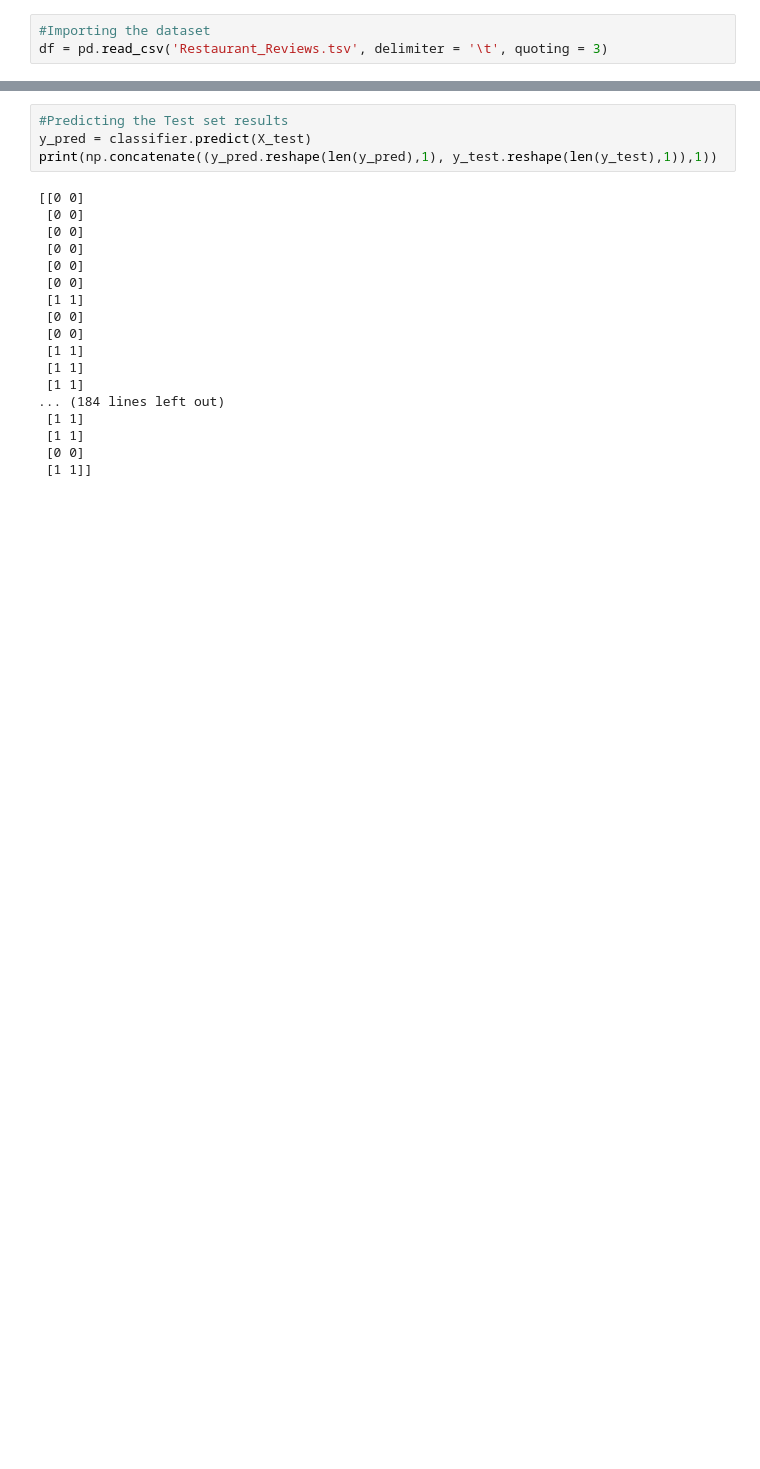
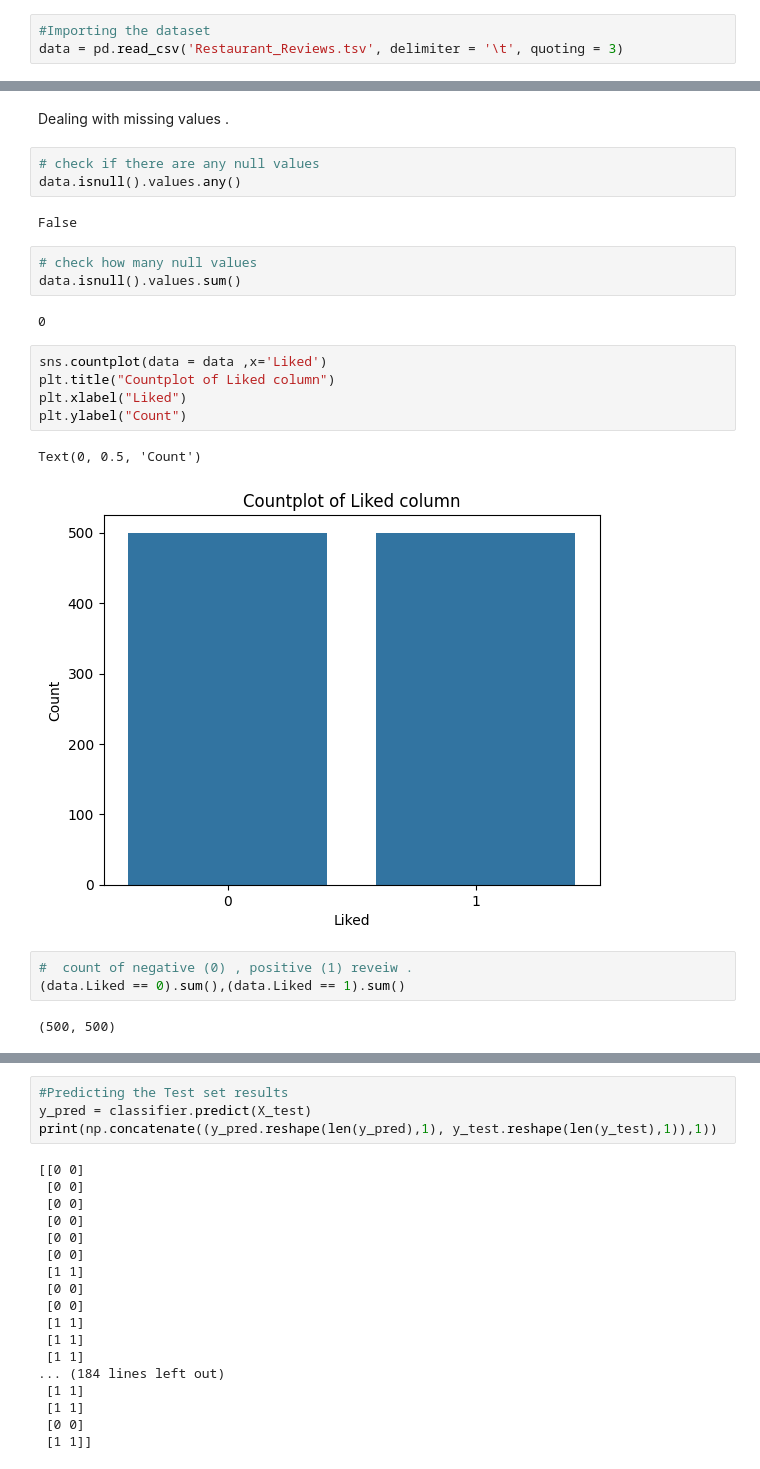
Before and after one commit to SedarKorka/NLP_Project, a Jupyter notebook: project.ipynb, the cells around one changed output, grey strips where cells are left out. Cells and saved outputs as stored; diff of their text form; blank space fills up the shorter version.

```diff
--- a/project.ipynb
+++ b/project.ipynb
@@ -6,4 +15,4 @@ import pandas as pd
 # %%
 #Importing the dataset
-df = pd.read_csv('Restaurant_Reviews.tsv', delimiter = '\t', quoting = 3)
+data = pd.read_csv('Restaurant_Reviews.tsv', delimiter = '\t', quoting = 3)
 # %%
@@ -18,2 +82,27 @@ df.head()
+# %% [markdown]
+Dealing with missing values .
+# %%
+# check if there are any null values
+data.isnull().values.any()
+# %% [output]
+False
+# %%
+# check how many null values
+data.isnull().values.sum()
+# %% [output]
+0
+# %%
+sns.countplot(data = data ,x='Liked')
+plt.title("Countplot of Liked column")
+plt.xlabel("Liked")
+plt.ylabel("Count")
+# %% [output]
+Text(0, 0.5, 'Count')
+[figure, added]
+# %%
+#  count of negative (0) , positive (1) reveiw .
+(data.Liked == 0).sum(),(data.Liked == 1).sum()
+# %% [output]
+(500, 500)
 # %%
 #Cleaning the texts
```
Also changed, not shown: parts of 14 cells of this notebook.
